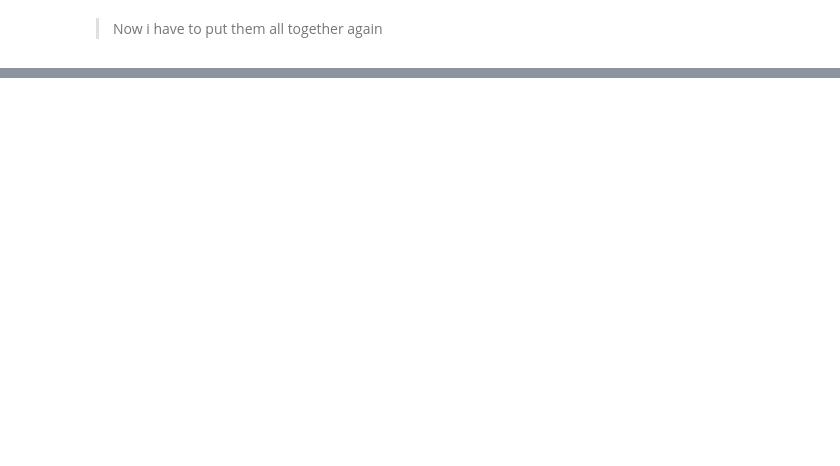
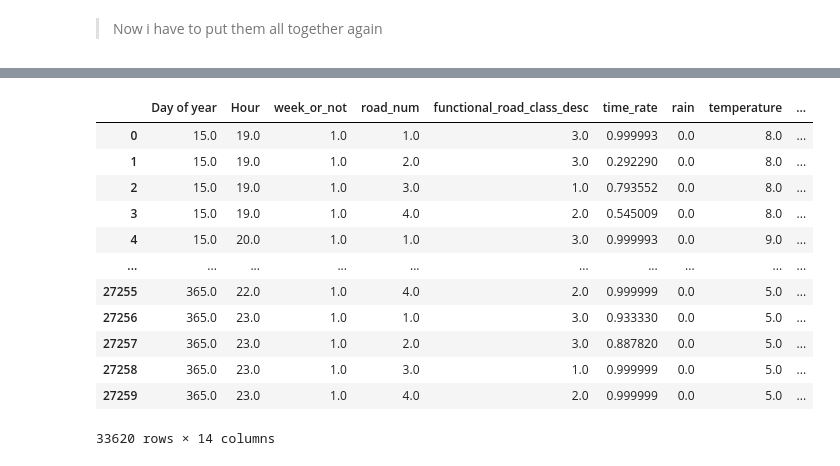
Before and after one commit to guiandrade2/TrafficFlow, a Jupyter notebook: python_scripts/FillingMissingValues.ipynb, the cells around one changed output, grey strips where cells are left out. Saved outputs shown, nothing was run; the diff lists cells and outputs as text; code cells hidden in the pictures; blank space fills up the shorter version.

```diff
--- a/python_scripts/FillingMissingValues.ipynb
+++ b/python_scripts/FillingMissingValues.ipynb
@@ -361 +375,20 @@ final_dataset
+# %%
+frames = [ final_dataset,traffic_dataset]
+result = pd.concat(frames).sort_values(['Day of year','Hour','road_num'])
+# %%
+result
+# %% [output]
+|  | Day of year | Hour | week_or_not | road_num | functional_road_class_desc | time_rate | rain | temperature | ... |
+| 0 | 15.0 | 19.0 | 1.0 | 1.0 | 3.0 | 0.999993 | 0.0 | 8.0 | ... |
+| 1 | 15.0 | 19.0 | 1.0 | 2.0 | 3.0 | 0.292290 | 0.0 | 8.0 | ... |
+| 2 | 15.0 | 19.0 | 1.0 | 3.0 | 1.0 | 0.793552 | 0.0 | 8.0 | ... |
+| 3 | 15.0 | 19.0 | 1.0 | 4.0 | 2.0 | 0.545009 | 0.0 | 8.0 | ... |
+| 4 | 15.0 | 20.0 | 1.0 | 1.0 | 3.0 | 0.999993 | 0.0 | 9.0 | ... |
+| ... | ... | ... | ... | ... | ... | ... | ... | ... | ... |
+| 27255 | 365.0 | 22.0 | 1.0 | 4.0 | 2.0 | 0.999999 | 0.0 | 5.0 | ... |
+| 27256 | 365.0 | 23.0 | 1.0 | 1.0 | 3.0 | 0.933330 | 0.0 | 5.0 | ... |
+| 27257 | 365.0 | 23.0 | 1.0 | 2.0 | 3.0 | 0.887820 | 0.0 | 5.0 | ... |
+| 27258 | 365.0 | 23.0 | 1.0 | 3.0 | 1.0 | 0.999999 | 0.0 | 5.0 | ... |
+| 27259 | 365.0 | 23.0 | 1.0 | 4.0 | 2.0 | 0.999999 | 0.0 | 5.0 | ... |
+33620 rows × 14 columns
 # %%
```
Also changed, not shown: parts of 12 cells of this notebook, 8 other files.
